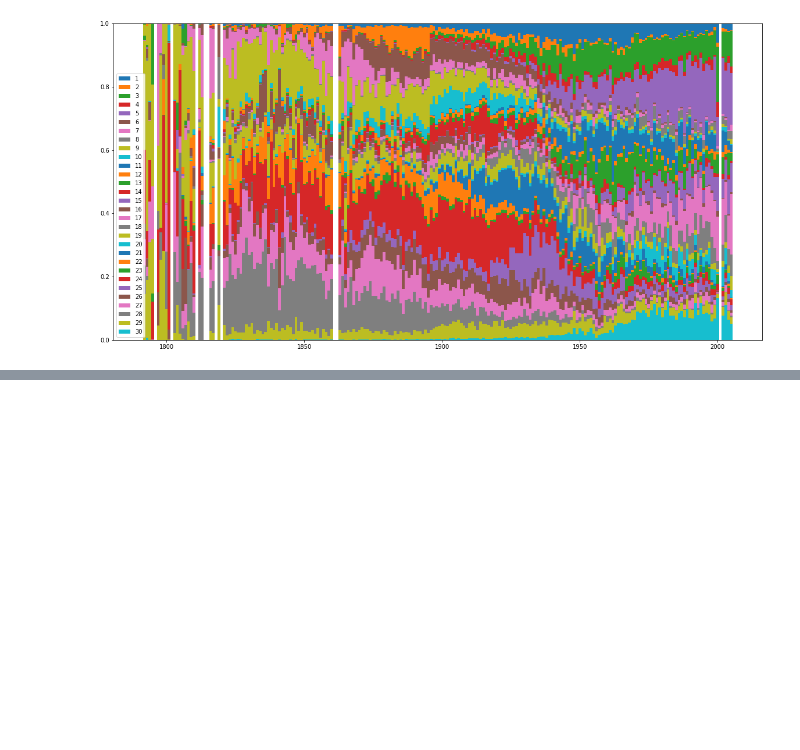
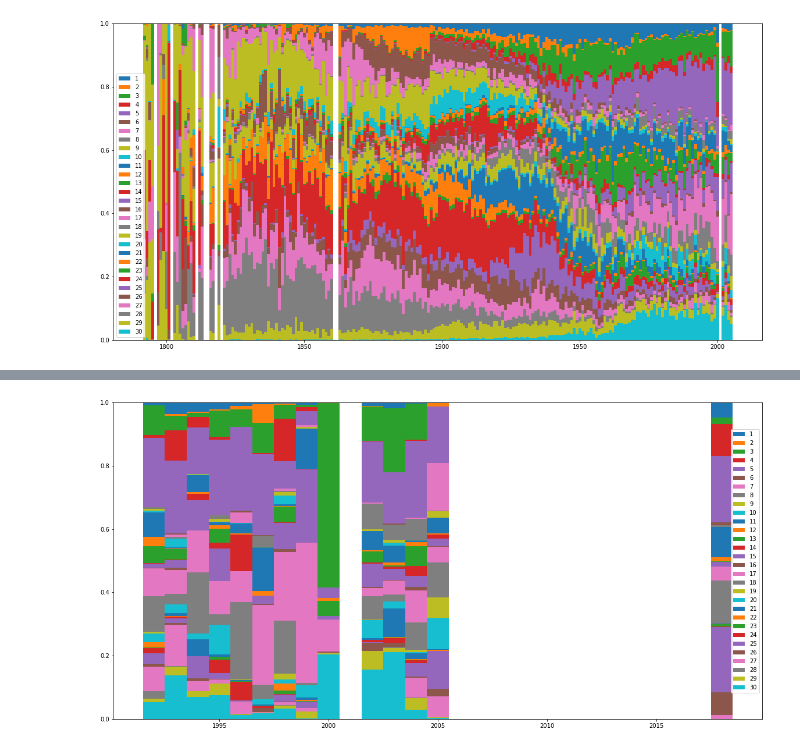
Before and after one commit to ed1d1a8d/17.835-project, a Jupyter notebook: notebooks/lda.ipynb, the cells around one changed output, grey strips where cells are left out. Saved outputs shown, nothing was run; the diff lists cells and outputs as text; code cells hidden in the pictures; blank space fills up the shorter version.

```diff
--- a/notebooks/lda.ipynb
+++ b/notebooks/lda.ipynb
@@ -149,0 +185,4 @@ Wall time: 7.48 s
+# %%
+plot_person("Thomas")
+# %% [output]
+[figure, added]
```
Also changed, not shown: parts of 2 cells of this notebook.
